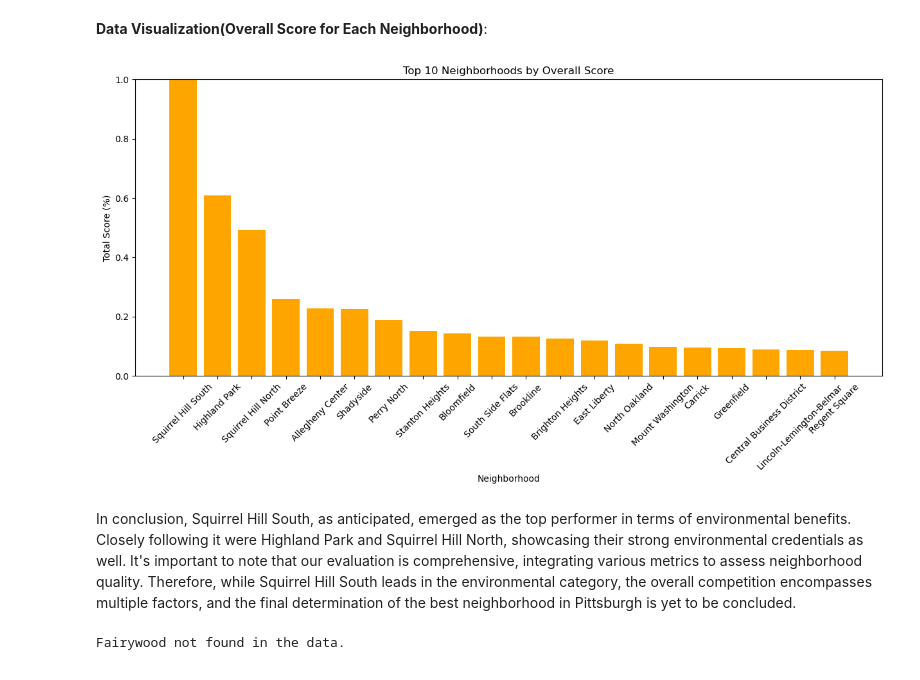
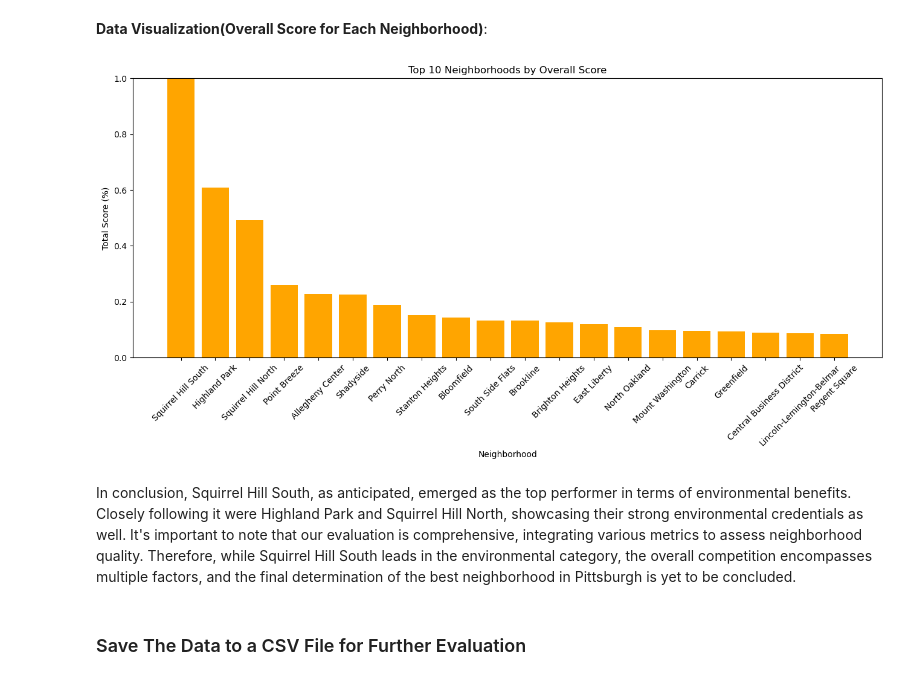
Before and after one commit to Irisiiin/Final-Project-Group-1_CMPINF0010, a Jupyter notebook: Zhuoyan's work/ZhuoyanCen.ipynb, the cells around one changed output. Cells and saved outputs as stored; diff of their text form; code cells hidden in the pictures.

```diff
--- a/Zhuoyan's work/ZhuoyanCen.ipynb
+++ b/Zhuoyan's work/ZhuoyanCen.ipynb
@@ -138,23 +138,17 @@ top_10 = city_pitts_gdf.sort_values(by='total_score', ascending=False).head(20)
 **Data Visualization(Overall Score for Each Neighborhood)**:
 # %%
 # plot
-plt.figure(figsize=(15, 6))
+plt.figure(figsize=(16, 6))
 plt.bar(top_10['HOOD'], top_10['total_score'], color='orange')
 plt.xlabel('Neighborhood')
 plt.ylabel('Total Score (%)')
 plt.title('Top 10 Neighborhoods by Overall Score')
 plt.xticks(rotation=45)
 plt.ylim(0, 1)
 plt.show()
 # %% [output]
-[figure, old version]
+[figure, new version]
 # %% [markdown]
 In conclusion, Squirrel Hill South, as anticipated, emerged as the top performer in terms of environmental benefits. Closely following it were Highland Park and Squirrel Hill North, showcasing their strong environmental credentials as well. It's important to note that our evaluation is comprehensive, integrating various metrics to assess neighborhood quality. Therefore, while Squirrel Hill South leads in the environmental category, the overall competition encompasses multiple factors, and the final determination of the best neighborhood in Pittsburgh is yet to be concluded.
-# %%
-mt_oliver_score = city_pitts_gdf.loc[city_pitts_gdf['HOOD'] == 'Fairywood', 'total_score']
-if not mt_oliver_score.empty:
-    print(f"Total Score for Fairywood: {mt_oliver_score.iloc[0]}")
-else:
-    print("Fairywood not found in the data.")
-# %% [output]
-Fairywood not found in the data.
+# %% [markdown]
+### Save The Data to a CSV File for Further Evaluation
```
Also changed, not shown: parts of 3 cells of this notebook.
